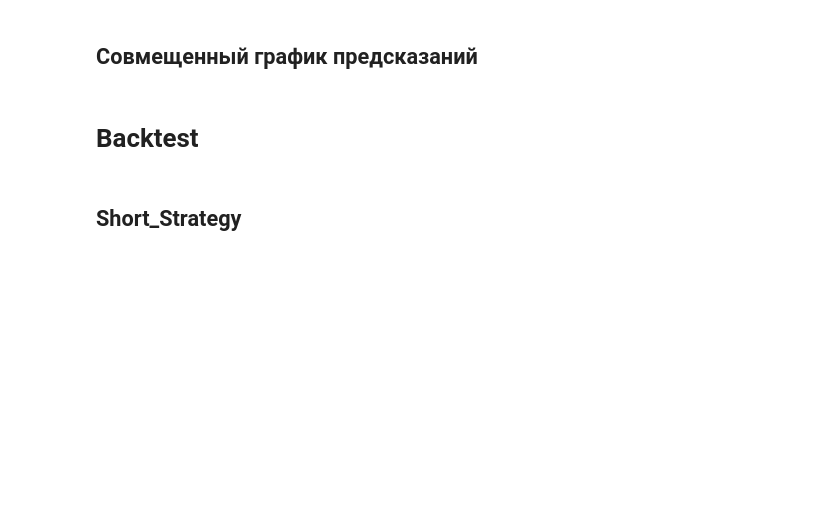
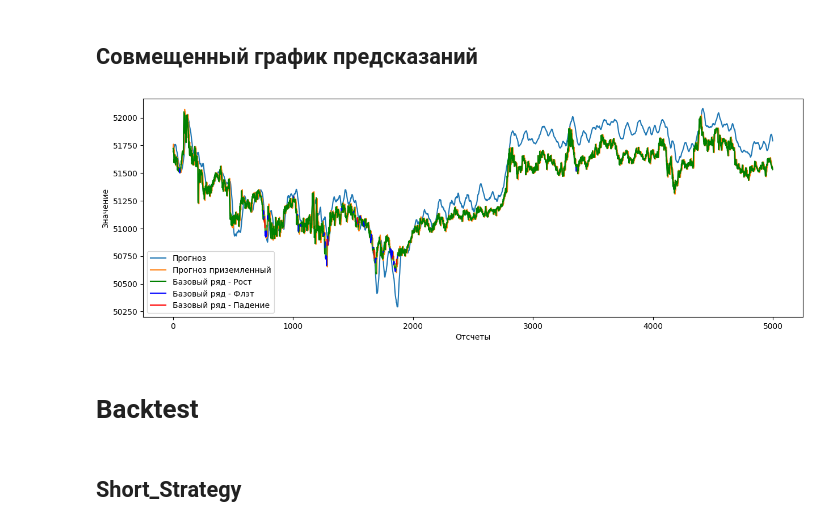
Before and after one commit to Mike030668/Project_glass, a Jupyter notebook: notebooks_gen/Robot_gen_3_testing.ipynb, the cells around one changed output. Cells and saved outputs as stored; diff of their text form; code cells hidden in the pictures; blank space fills up the shorter version.

```diff
--- a/notebooks_gen/Robot_gen_3_testing.ipynb
+++ b/notebooks_gen/Robot_gen_3_testing.ipynb
@@ -165,30 +181,32 @@ TypeError: 'numpy.bool_' object is not iterable
 # %%
 import matplotlib.pyplot as plt # библиотека матплотлиб для отрисовки
 y_pred_earth = df_test_signal["pred_earth_price"].astype(float).to_numpy()
 y_pred = df_test_signal["pred_price"].astype(float).to_numpy()
 y_true = df_test_signal["Close"].to_numpy()
 
 # pred_trend
 y_pred_trend = df_test_signal["pred_trend"].astype(int).to_numpy()
 down = (y_pred_trend == -1)
 flat = (y_pred_trend == 0)
 gross = (y_pred_trend == 1)
 
 # смещаем на 1 вперед чтобы совместить педсказания завтра с реальной ценой на завтра
 plt.figure(figsize=(15,5))
-plt.plot(y_pred[1:], label=f'Прогноз')
-plt.plot(y_pred_earth[1:], label=f'Прогноз приземленный')
+plt.plot(y_pred, label=f'Прогноз')
+plt.plot(y_pred_earth, label=f'Прогноз приземленный')
 
 
-plt.plot(y_true)
-plt.plot(np.where(gross, y_true, None), color="green", label= 'Базовый ряд - Рост')
-plt.plot(np.where(flat, y_true, None), color="blue", label= 'Базовый ряд - Флэт')
-plt.plot(np.where(down, y_true, None), color="red", label= 'Базовый ряд - Падение')
+plt.plot(y_true[1:])
+plt.plot(np.where(gross[1:], y_true[1:], None), color="green", label= 'Базовый ряд - Рост')
+plt.plot(np.where(flat[1:], y_true[1:], None), color="blue", label= 'Базовый ряд - Флэт')
+plt.plot(np.where(down[1:], y_true[1:], None), color="red", label= 'Базовый ряд - Падение')
 
 plt.xlabel('Отсчеты')
 plt.ylabel(f'Значение')
 plt.legend()
 plt.show()
+# %% [output]
+[figure, added]
 # %% [markdown]
 # Backtest
 # %% [markdown]
```
Also changed, not shown: parts of 4 cells of this notebook, 2 other files.
